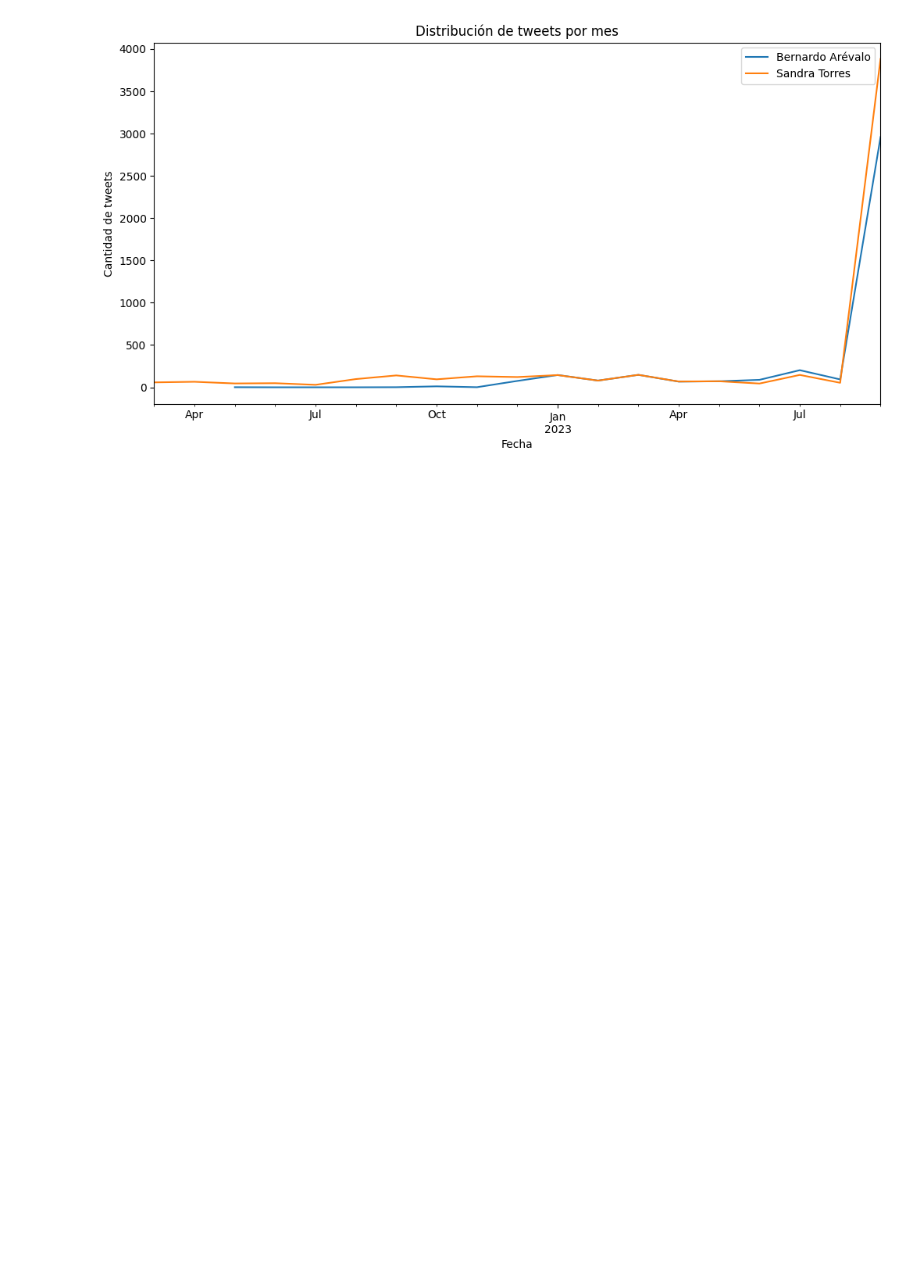
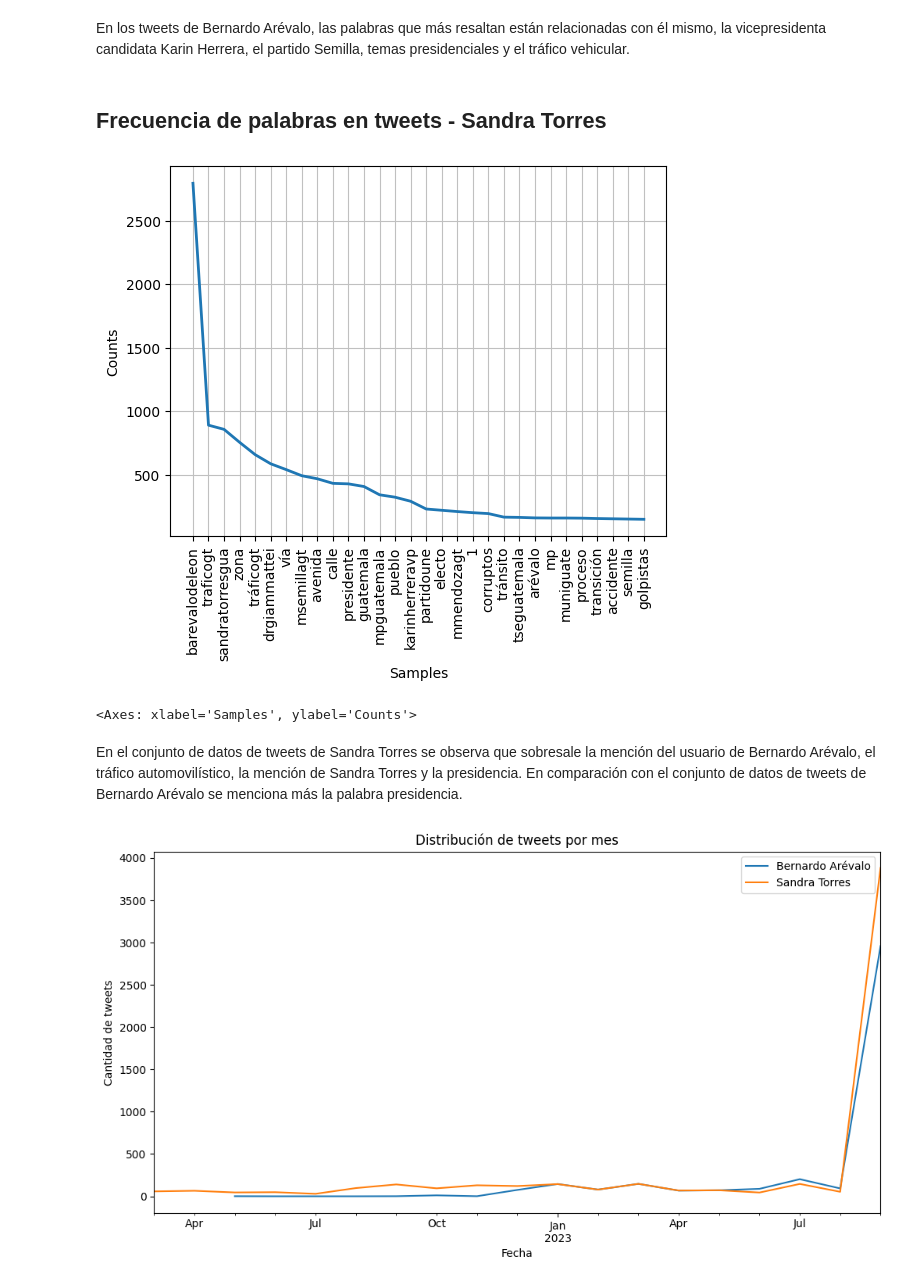
Before and after one commit to guillermoSb/datascience_laboratorio6, a Jupyter notebook: Problema2.ipynb, the cells around one changed output. Drawn from its saved outputs; the diff is of its cells as text; code cells hidden in the pictures; blank space fills up the shorter version.

```diff
--- a/Problema2.ipynb
+++ b/Problema2.ipynb
@@ -62 +78,14 @@ df_sandra['tweet_username'] = df_sandra['user'].apply(username_from_str)
+# %% [markdown]
+En los tweets de Bernardo Arévalo, las palabras que más resaltan están relacionadas con él mismo, la vicepresidenta candidata Karin Herrera, el partido Semilla, temas presidenciales y el tráfico vehicular.
+# %% [markdown]
+## Frecuencia de palabras en tweets - Sandra Torres
+# %%
+tweet_words_sandra = [w for sentence in df_sandra['rawContent'] for w in sentence.split()]
+nlp_words_sandra =nltk.FreqDist(tweet_words_sandra)
+nlp_words_sandra.plot(30)
+# %% [output]
+[figure, added]
+<Axes: xlabel='Samples', ylabel='Counts'>
+# %% [markdown]
+En el conjunto de datos de tweets de Sandra Torres se observa que sobresale la mención del usuario de Bernardo Arévalo, el tráfico automovilístico, la mención de Sandra Torres y la presidencia. En comparación con el conjunto de datos de tweets de Bernardo Arévalo se menciona más la palabra presidencia.
 # %%
```
Also changed, not shown: parts of 6 cells of this notebook.
